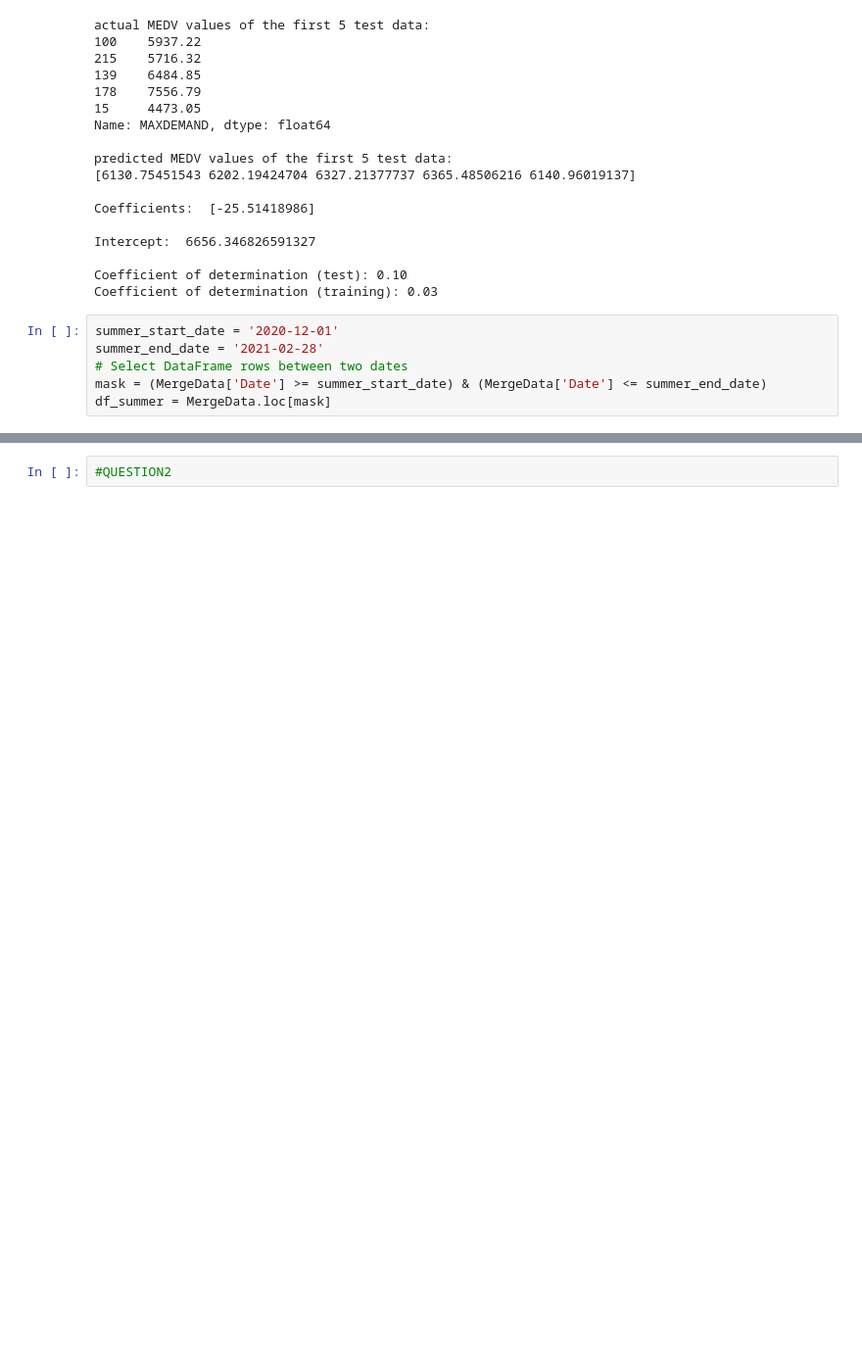
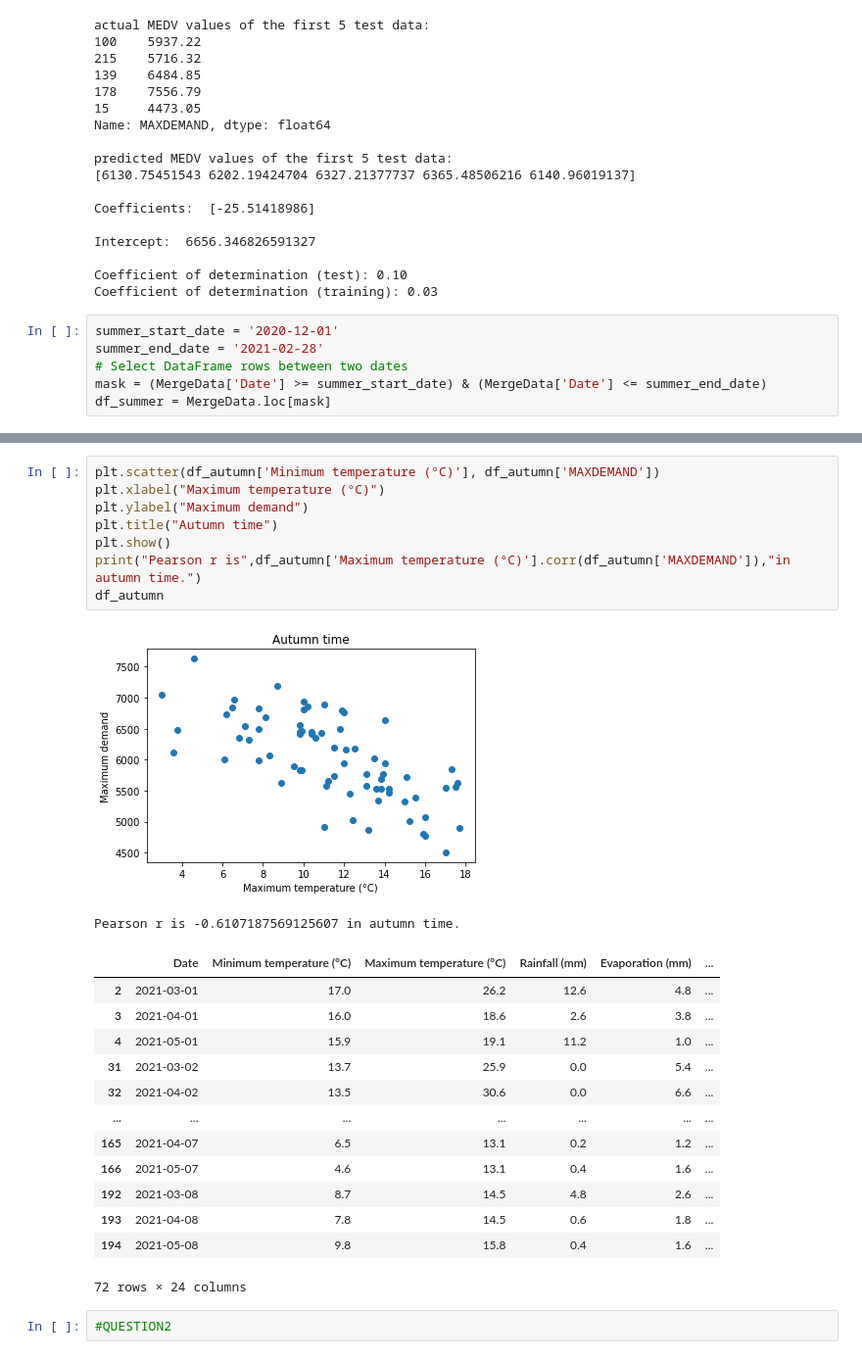
Before and after one commit to smbayat11/Assignment2_Group9, a Jupyter notebook: A2-Group9_1_metafile.ipynb, the cells around one changed output, grey strips where cells are left out. Shown at 98% size. Saved outputs shown, nothing was run; the diff lists cells and outputs as text; blank space fills up the shorter version.

```diff
--- a/A2-Group9_1_metafile.ipynb
+++ b/A2-Group9_1_metafile.ipynb
@@ -802,3 +824,27 @@ Pearson r is -0.610718756912561 in winter time.
+# %%
+plt.scatter(df_autumn['Minimum temperature (°C)'], df_autumn['MAXDEMAND'])
+plt.xlabel("Maximum temperature (°C)")
+plt.ylabel("Maximum demand")
+plt.title("Autumn time")
+plt.show()
+print("Pearson r is",df_autumn['Maximum temperature (°C)'].corr(df_autumn['MAXDEMAND']),"in autumn time.")
+df_autumn
+# %% [output]
+[figure, added]
+Pearson r is -0.6107187569125607 in autumn time.
+|  | Date | Minimum temperature (°C) | Maximum temperature (°C) | Rainfall (mm) | Evaporation (mm) | ... |
+| 2 | 2021-03-01 | 17.0 | 26.2 | 12.6 | 4.8 | ... |
+| 3 | 2021-04-01 | 16.0 | 18.6 | 2.6 | 3.8 | ... |
+| 4 | 2021-05-01 | 15.9 | 19.1 | 11.2 | 1.0 | ... |
+| 31 | 2021-03-02 | 13.7 | 25.9 | 0.0 | 5.4 | ... |
+| 32 | 2021-04-02 | 13.5 | 30.6 | 0.0 | 6.6 | ... |
+| ... | ... | ... | ... | ... | ... | ... |
+| 165 | 2021-04-07 | 6.5 | 13.1 | 0.2 | 1.2 | ... |
+| 166 | 2021-05-07 | 4.6 | 13.1 | 0.4 | 1.6 | ... |
+| 192 | 2021-03-08 | 8.7 | 14.5 | 4.8 | 2.6 | ... |
+| 193 | 2021-04-08 | 7.8 | 14.5 | 0.6 | 1.8 | ... |
+| 194 | 2021-05-08 | 9.8 | 15.8 | 0.4 | 1.6 | ... |
+72 rows × 24 columns
 # %%
 #QUESTION2
 # %%
```
Also changed, not shown: parts of 12 cells of this notebook, 2 other files.
